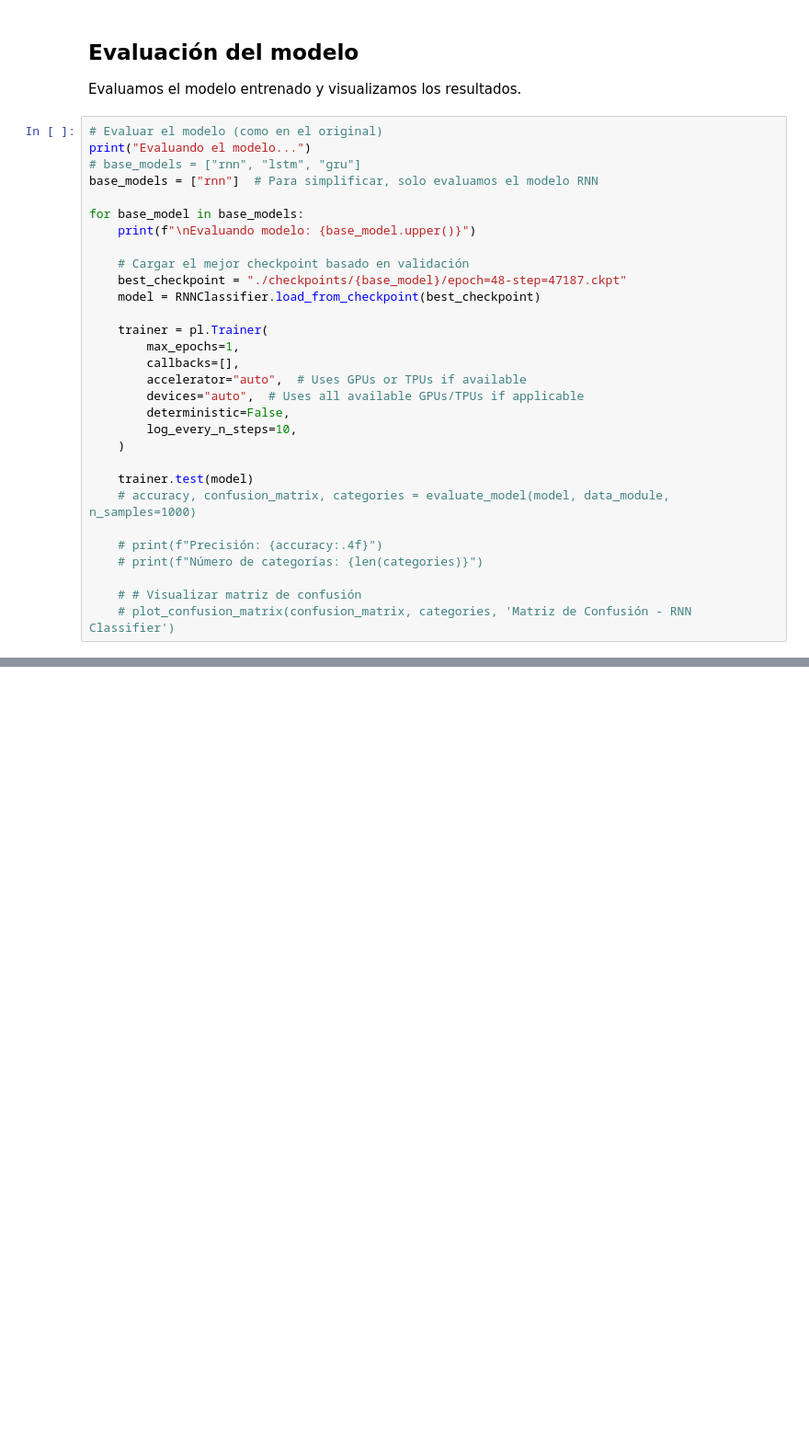
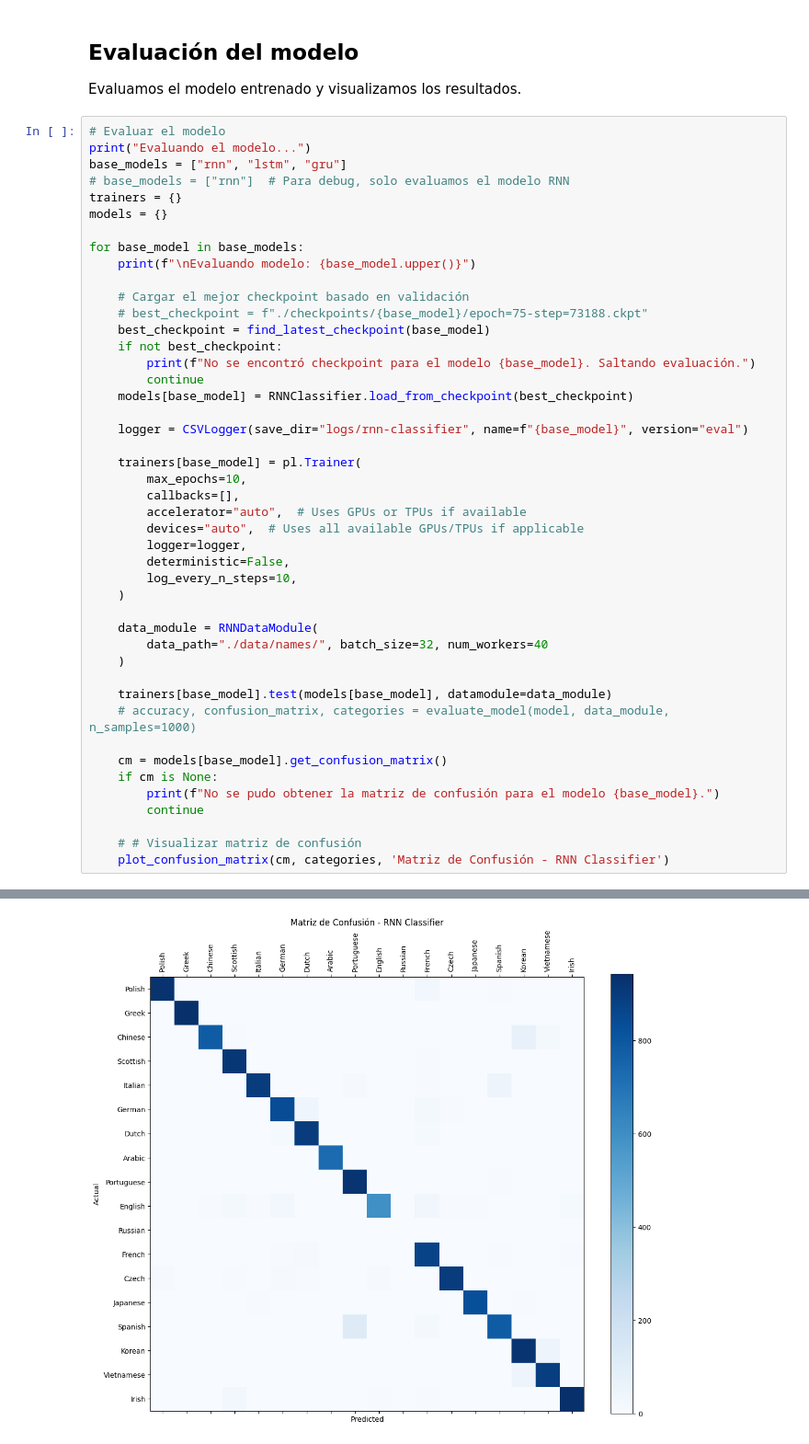
Before and after one commit to ericmaster/rnn-classifier, a Jupyter notebook: rnn-classifier.ipynb, the cells around one changed output, grey strips where cells are left out. Shown: that part at 92% size. Cells and saved outputs as stored; diff of their text form; blank space fills up the shorter version.

```diff
--- a/rnn-classifier.ipynb
+++ b/rnn-classifier.ipynb
@@ -169,33 +169,48 @@ Epoch 84/99 ━━━━━━━━━━━━━━━━━━━ 963/963 0:
 
 Evaluamos el modelo entrenado y visualizamos los resultados.
 # %%
-# Evaluar el modelo (como en el original)
+# Evaluar el modelo
 print("Evaluando el modelo...")
-# base_models = ["rnn", "lstm", "gru"]
-base_models = ["rnn"]  # Para simplificar, solo evaluamos el modelo RNN
+base_models = ["rnn", "lstm", "gru"]
+# base_models = ["rnn"]  # Para debug, solo evaluamos el modelo RNN
+trainers = {}
+models = {}
 
 for base_model in base_models:
     print(f"\nEvaluando modelo: {base_model.upper()}")
 
     # Cargar el mejor checkpoint basado en validación
-    best_checkpoint = "./checkpoints/{base_model}/epoch=48-step=47187.ckpt"
-    model = RNNClassifier.load_from_checkpoint(best_checkpoint)
+    # best_checkpoint = f"./checkpoints/{base_model}/epoch=75-step=73188.ckpt"
+    best_checkpoint = find_latest_checkpoint(base_model)
+    if not best_checkpoint:
+        print(f"No se encontró checkpoint para el modelo {base_model}. Saltando evaluación.")
+        continue
+    models[base_model] = RNNClassifier.load_from_checkpoint(best_checkpoint)
 
-    trainer = pl.Trainer(
-        max_epochs=1,
+    logger = CSVLogger(save_dir="logs/rnn-classifier", name=f"{base_model}", version="eval")
+
+    trainers[base_model] = pl.Trainer(
+        max_epochs=10,
         callbacks=[],
         accelerator="auto",  # Uses GPUs or TPUs if available
         devices="auto",  # Uses all available GPUs/TPUs if applicable
+        logger=logger,
         deterministic=False,
         log_every_n_steps=10,
     )
 
-    trainer.test(model)
+    data_module = RNNDataModule(
+        data_path="./data/names/", batch_size=32, num_workers=40
+    )
+
+    trainers[base_model].test(models[base_model], datamodule=data_module)
     # accuracy, confusion_matrix, categories = evaluate_model(model, data_module, n_samples=1000)
 
-    # print(f"Precisión: {accuracy:.4f}")
-    # print(f"Número de categorías: {len(categories)}")
+    cm = models[base_model].get_confusion_matrix()
+    if cm is None:
+        print(f"No se pudo obtener la matriz de confusión para el modelo {base_model}.")
+        continue
 
     # # Visualizar matriz de confusión
-    # plot_confusion_matrix(confusion_matrix, categories, 'Matriz de Confusión - RNN Classifier')
+    plot_confusion_matrix(cm, categories, 'Matriz de Confusión - RNN Classifier')
 # %% [output]
@@ -203,0 +232 @@ NameError: name 'model' is not defined
+[figure, added]
```
Also changed, not shown: parts of 10 cells of this notebook, 4 other files.
